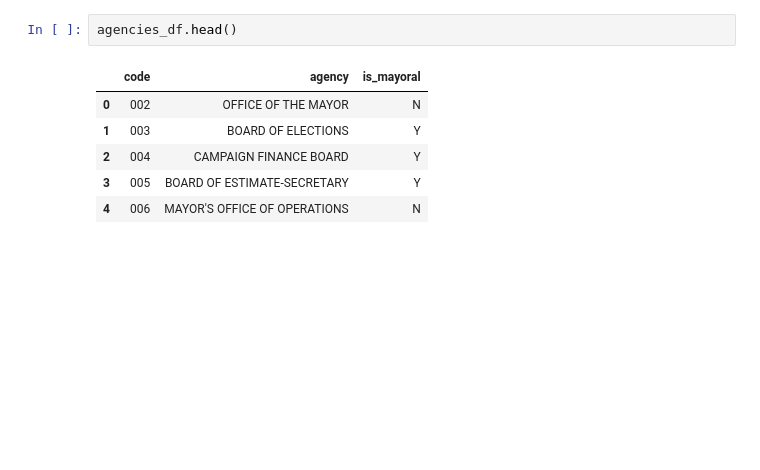
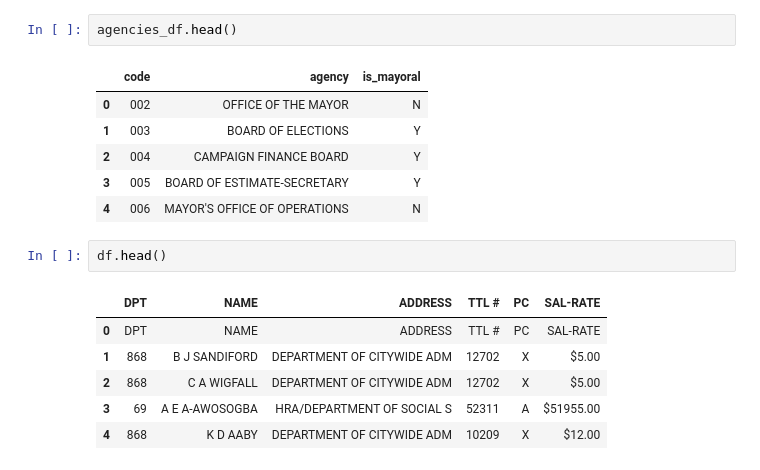
Before and after one commit to M0nica/Lede2016, a Jupyter notebook: foundations/11-data/Agency Data.ipynb, the cells around one changed output. Saved outputs shown, nothing was run; the diff lists cells and outputs as text; blank space fills up the shorter version.

```diff
--- a/foundations/11-data/Agency Data.ipynb
+++ b/foundations/11-data/Agency Data.ipynb
@@ -154,3 +155,12 @@ agencies_df.head()
 | 2 | 004 | CAMPAIGN FINANCE BOARD | Y |
 | 3 | 005 | BOARD OF ESTIMATE-SECRETARY | Y |
 | 4 | 006 | MAYOR'S OFFICE OF OPERATIONS | N |
+# %%
+df.head()
+# %% [output]
+|  | DPT | NAME | ADDRESS | TTL # | PC | SAL-RATE |
+| 0 | DPT | NAME | ADDRESS | TTL # | PC | SAL-RATE |
+| 1 | 868 | B J SANDIFORD | DEPARTMENT OF CITYWIDE ADM | 12702 | X | $5.00 |
+| 2 | 868 | C A WIGFALL | DEPARTMENT OF CITYWIDE ADM | 12702 | X | $5.00 |
+| 3 | 69 | A E A-AWOSOGBA | HRA/DEPARTMENT OF SOCIAL S | 52311 | A | $51955.00 |
+| 4 | 868 | K D AABY | DEPARTMENT OF CITYWIDE ADM | 10209 | X | $12.00 |
```
Also changed, not shown: parts of 4 cells of this notebook.
